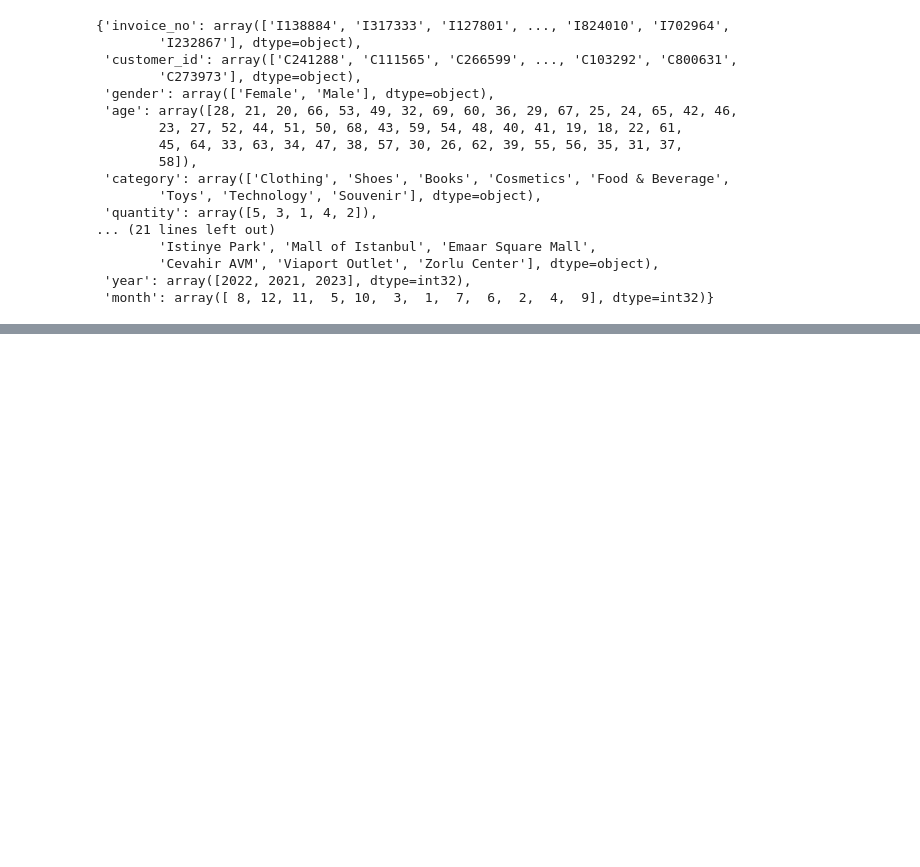
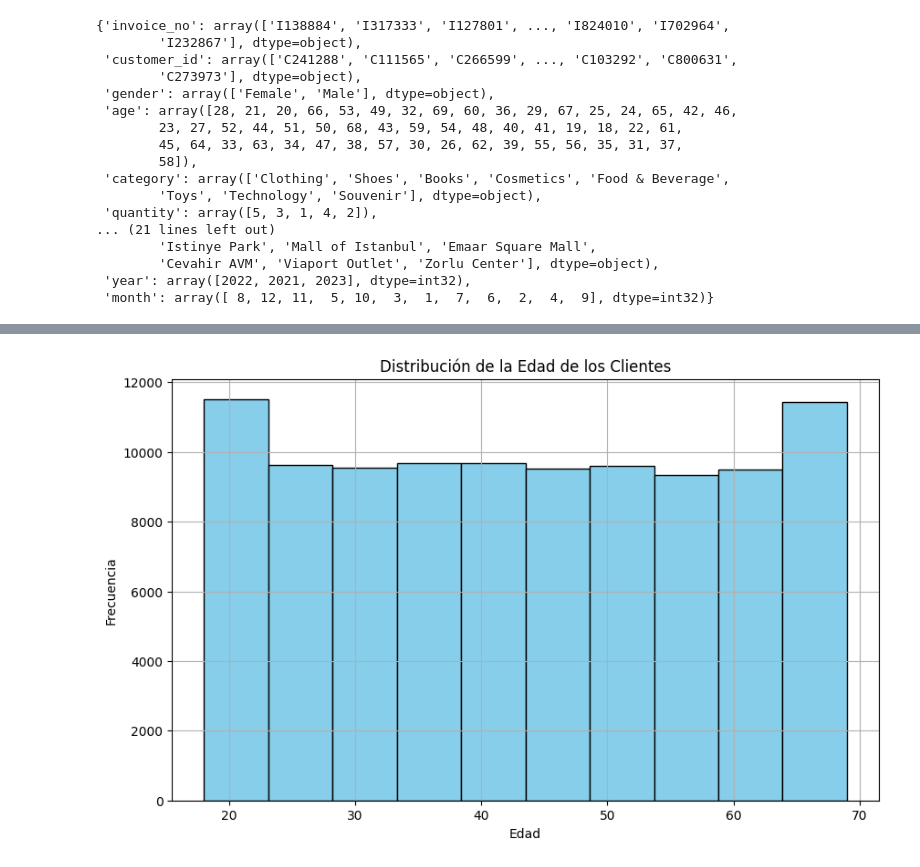
Before and after one commit to cescrosello/taller_visu, a Jupyter notebook: data_cleanning.ipynb, the cells around one changed output, grey strips where cells are left out. Saved outputs shown, nothing was run; the diff lists cells and outputs as text; code cells hidden in the pictures; blank space fills up the shorter version.

```diff
--- a/data_cleanning.ipynb
+++ b/data_cleanning.ipynb
@@ -161,0 +180,13 @@ Utiliza un scatter plot para mostrar las ubicaciones de los centros comerciales
+# %%
+import matplotlib.pyplot as plt
+
+# 1. Distribución de la Edad de los Clientes
+plt.figure(figsize=(10, 6))
+plt.hist(df['age'], bins=10, color='skyblue', edgecolor='black', )
+plt.title('Distribución de la Edad de los Clientes')
+plt.xlabel('Edad')
+plt.ylabel('Frecuencia')
+plt.grid(True)
+plt.show()
+# %% [output]
+[figure, added]
```
Also changed, not shown: parts of 10 cells of this notebook, 1 other file.
